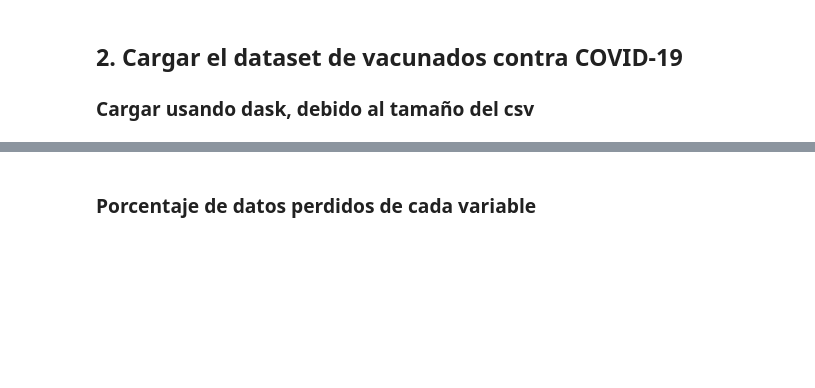
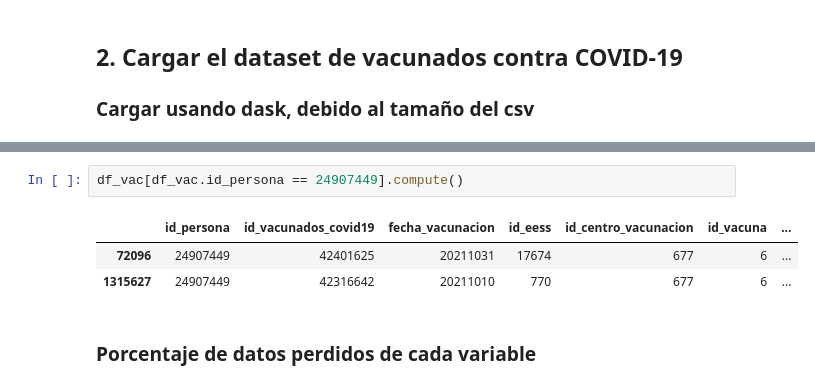
Before and after one commit to xxotto/covid19-Peru, a Jupyter notebook: 0_ExploratoryDataAnalysis.ipynb, the cells around one changed output, grey strips where cells are left out. Saved outputs shown, nothing was run; the diff lists cells and outputs as text; blank space fills up the shorter version.

```diff
--- a/0_ExploratoryDataAnalysis.ipynb
+++ b/0_ExploratoryDataAnalysis.ipynb
@@ -269,3 +274,9 @@ Read csv with dask:  0.11958074569702148 sec
+# %%
+df_vac[df_vac.id_persona == 24907449].compute()
+# %% [output]
+|  | id_persona | id_vacunados_covid19 | fecha_vacunacion | id_eess | id_centro_vacunacion | id_vacuna | ... |
+| 72096 | 24907449 | 42401625 | 20211031 | 17674 | 677 | 6 | ... |
+| 1315627 | 24907449 | 42316642 | 20211010 | 770 | 677 | 6 | ... |
 # %% [markdown]
 ### Porcentaje de datos perdidos de cada variable
 # %%
```
Also changed, not shown: parts of 12 cells of this notebook, 1 other file.
